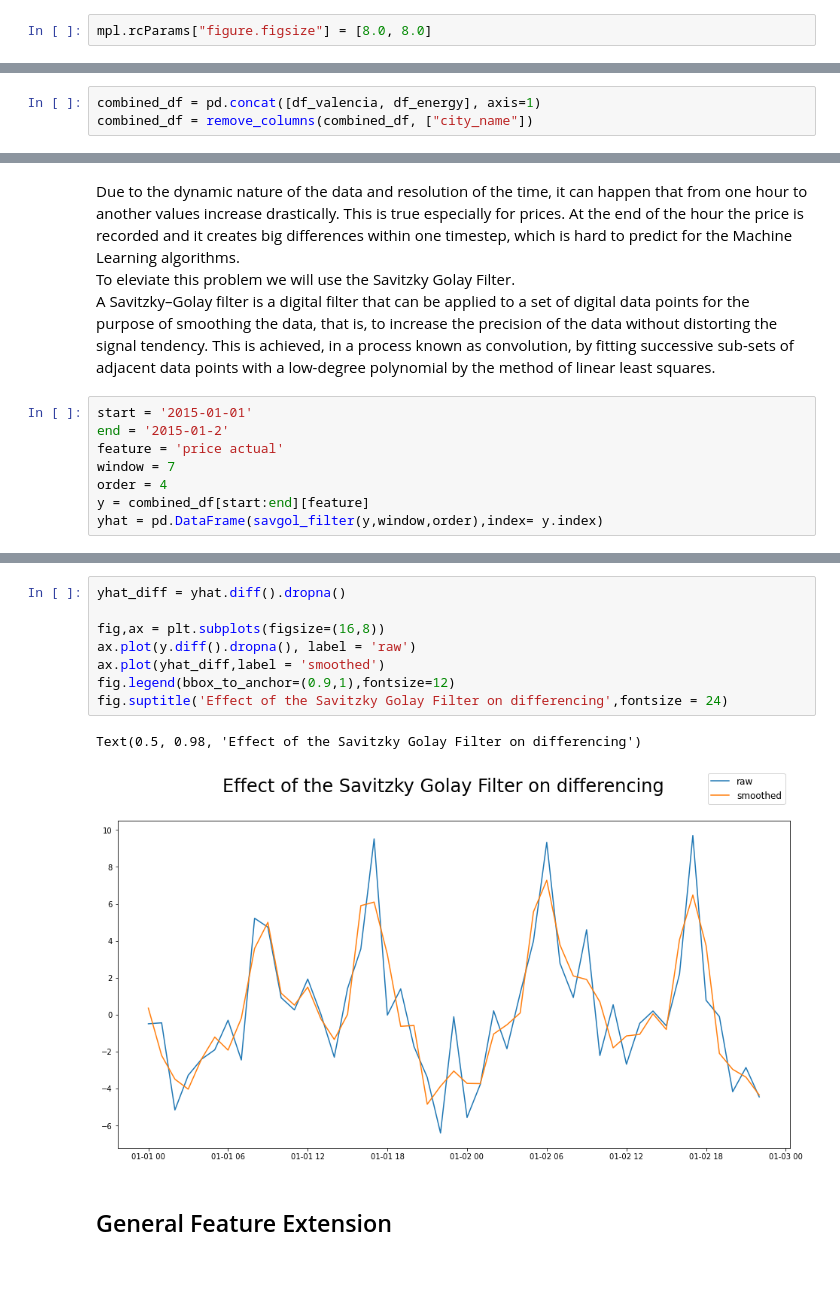
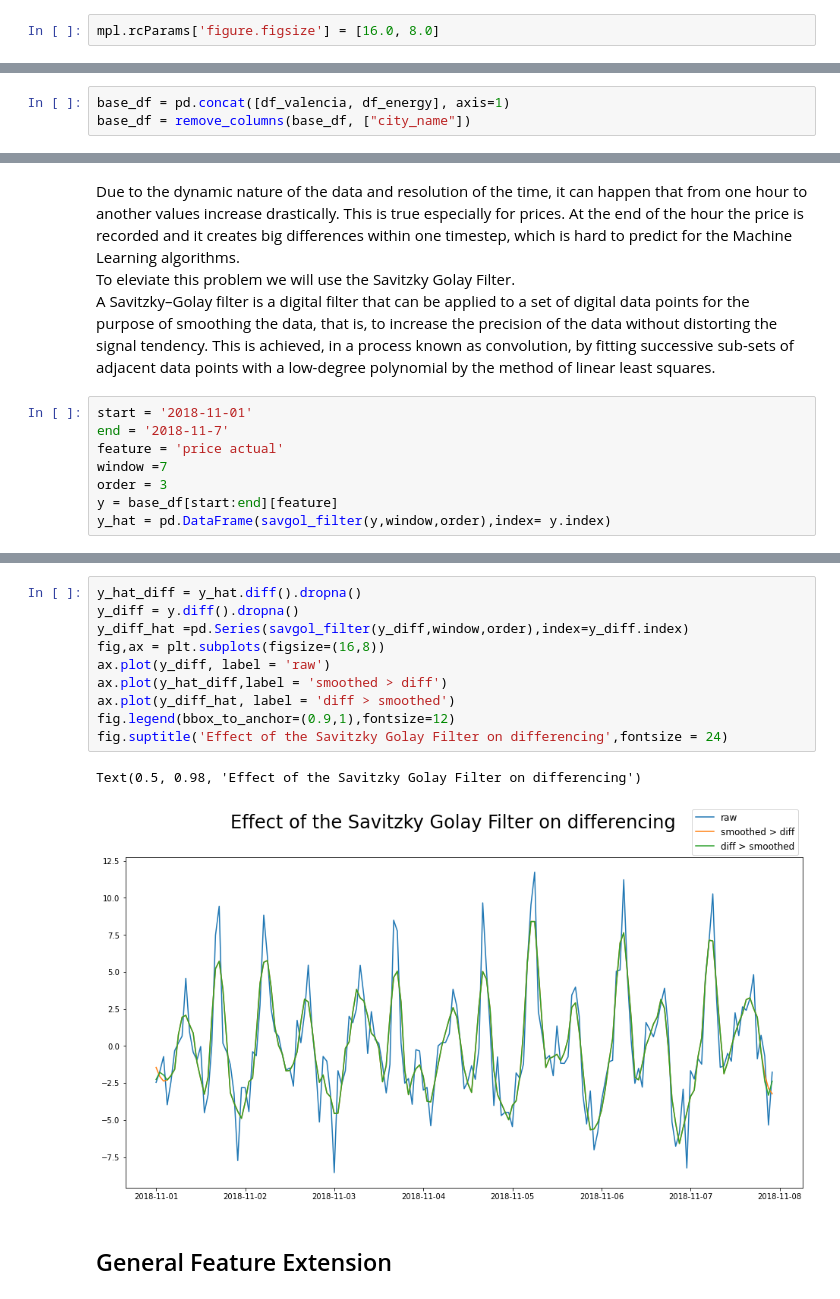
Before and after one commit to Kealtor/Data-Driven-Engineering, a Jupyter notebook: DDE_MachineLearning_Project/01_dde_pp.ipynb, the cells around one changed output, grey strips where cells are left out. Saved outputs shown, nothing was run; the diff lists cells and outputs as text; blank space fills up the shorter version.

```diff
--- a/DDE_MachineLearning_Project/01_dde_pp.ipynb
+++ b/DDE_MachineLearning_Project/01_dde_pp.ipynb
@@ -52,7 +51,7 @@ plot_error_variations,
 plot_learning_curves,
 )
 # %%
-mpl.rcParams["figure.figsize"] = [8.0, 8.0]
+mpl.rcParams['figure.figsize'] = [16.0, 8.0]
 # %% [markdown]
 # Project Outline
 # %% [markdown]
@@ -451,5 +533,5 @@ Length of the Seville DataFrame:  35064
 # %% [markdown]
 # Feature Engineering
 # %%
-combined_df = pd.concat([df_valencia, df_energy], axis=1)
-combined_df = remove_columns(combined_df, ["city_name"])
+base_df = pd.concat([df_valencia, df_energy], axis=1)
+base_df = remove_columns(base_df, ["city_name"])
@@ -687,13 +718,13 @@ Due to the dynamic nature of the data and resolution of the time, it can happen
 To eleviate this problem we will use the Savitzky Golay Filter. \
 A Savitzky–Golay filter is a digital filter that can be applied to a set of digital data points for the purpose of smoothing the data, that is, to increase the precision of the data without distorting the signal tendency. This is achieved, in a process known as convolution, by fitting successive sub-sets of adjacent data points with a low-degree polynomial by the method of linear least squares.
 # %%
-start = '2015-01-01'
-end = '2015-01-2'
+start = '2018-11-01'
+end = '2018-11-7'
 feature = 'price actual'
-window = 7
-order = 4
-y = combined_df[start:end][feature]
-yhat = pd.DataFrame(savgol_filter(y,window,order),index= y.index)
+window =7
+order = 3
+y = base_df[start:end][feature]
+y_hat = pd.DataFrame(savgol_filter(y,window,order),index= y.index)
 # %%
 fig,ax = plt.subplots(figsize=(16,8))
 ax.plot(y, label = 'raw')
@@ -706,14 +737,16 @@ Text(0.5, 0.98, 'Savitzky Golay Filter')
 # %%
-yhat_diff = yhat.diff().dropna()
-
+y_hat_diff = y_hat.diff().dropna()
+y_diff = y.diff().dropna()
+y_diff_hat =pd.Series(savgol_filter(y_diff,window,order),index=y_diff.index)
 fig,ax = plt.subplots(figsize=(16,8))
-ax.plot(y.diff().dropna(), label = 'raw')
-ax.plot(yhat_diff,label = 'smoothed')
+ax.plot(y_diff, label = 'raw')
+ax.plot(y_hat_diff,label = 'smoothed > diff')
+ax.plot(y_diff_hat, label = 'diff > smoothed')
 fig.legend(bbox_to_anchor=(0.9,1),fontsize=12)
 fig.suptitle('Effect of the Savitzky Golay Filter on differencing',fontsize = 24)
 # %% [output]
 Text(0.5, 0.98, 'Effect of the Savitzky Golay Filter on differencing')
-[figure, old version]
+[figure, new version]
 # %% [markdown]
 ## General Feature Extension
 # %% [markdown]
```
Also changed, not shown: parts of 61 cells of this notebook, 45 other files.
